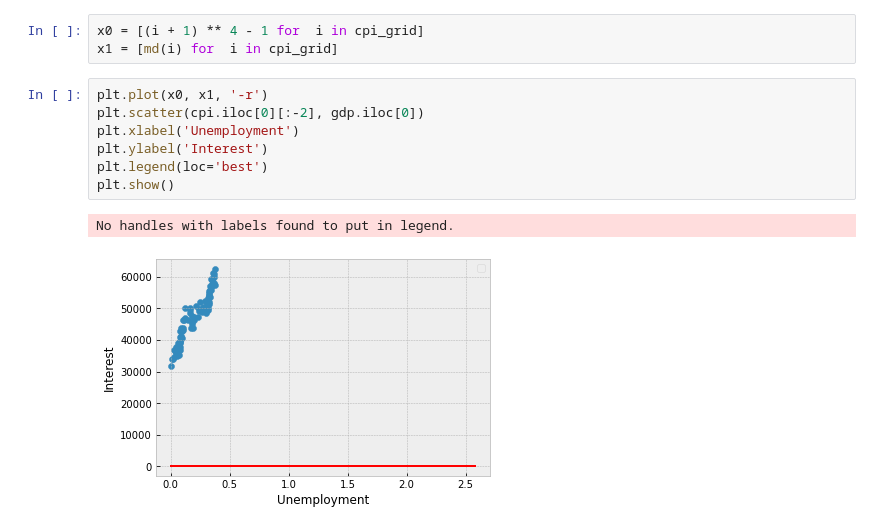
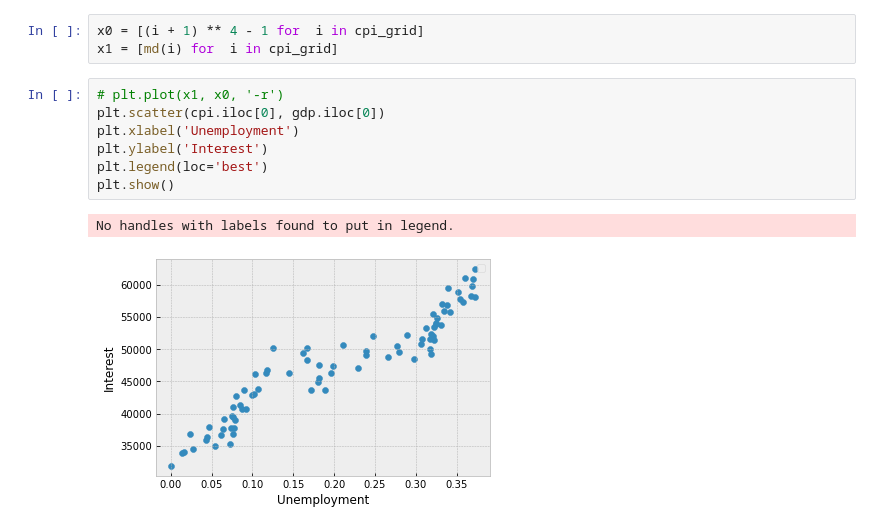
Before and after one commit to SanteriVtj/inflation-and-unemployment-lr, a Jupyter notebook: nb.ipynb, the cells around one changed output. Drawn from its saved outputs; the diff is of its cells as text.

```diff
--- a/nb.ipynb
+++ b/nb.ipynb
@@ -272,12 +302,12 @@ def md(i):
 x0 = [(i + 1) ** 4 - 1 for  i in cpi_grid]
 x1 = [md(i) for  i in cpi_grid]
 # %%
-plt.plot(x0, x1, '-r')
-plt.scatter(cpi.iloc[0][:-2], gdp.iloc[0])
+# plt.plot(x1, x0, '-r')
+plt.scatter(cpi.iloc[0], gdp.iloc[0])
 plt.xlabel('Unemployment')
 plt.ylabel('Interest')
 plt.legend(loc='best')
 plt.show()
 # %% [output]
 No handles with labels found to put in legend.
-[figure, old version]
+[figure, new version]
```
Also changed, not shown: parts of 9 cells of this notebook.
